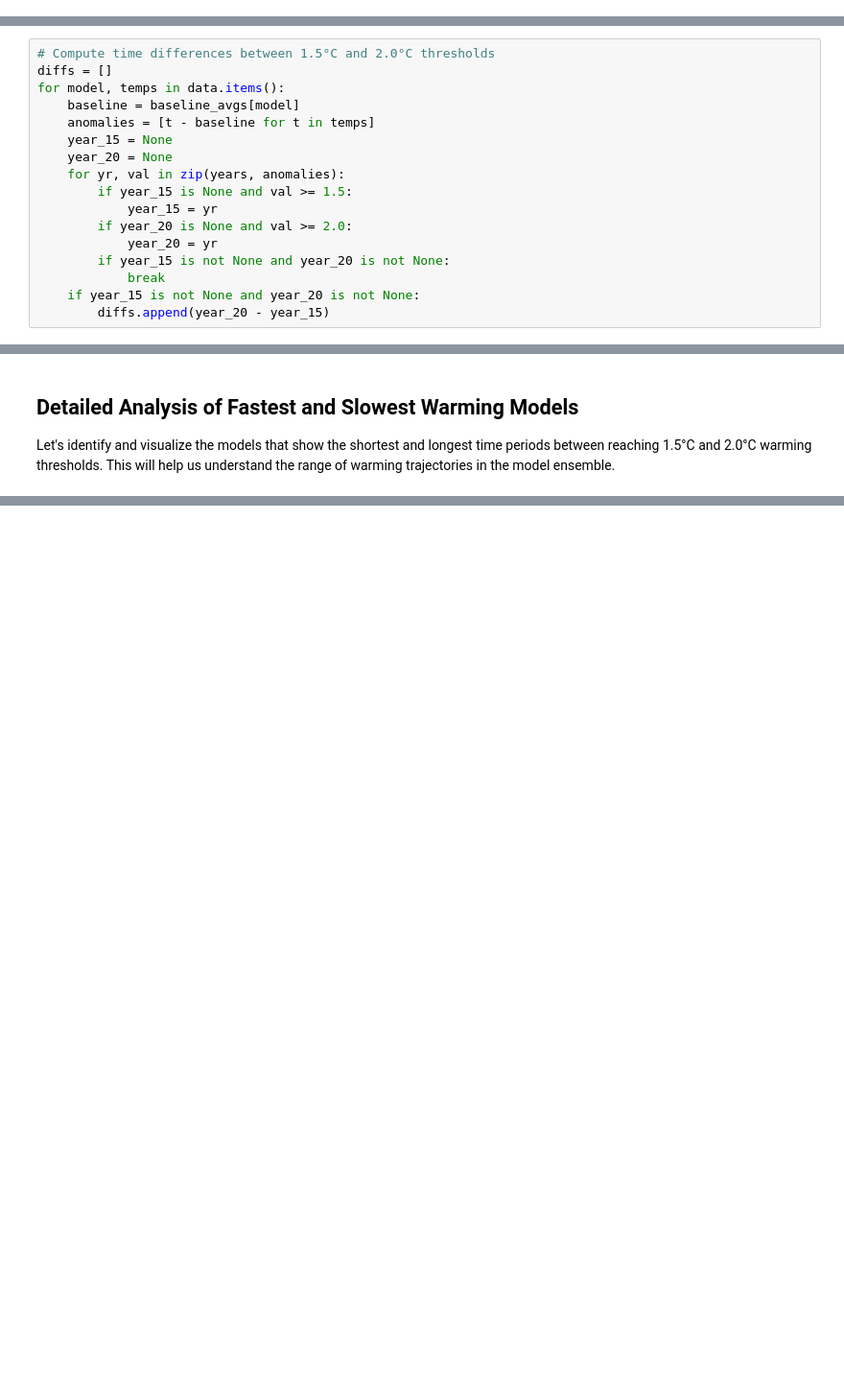
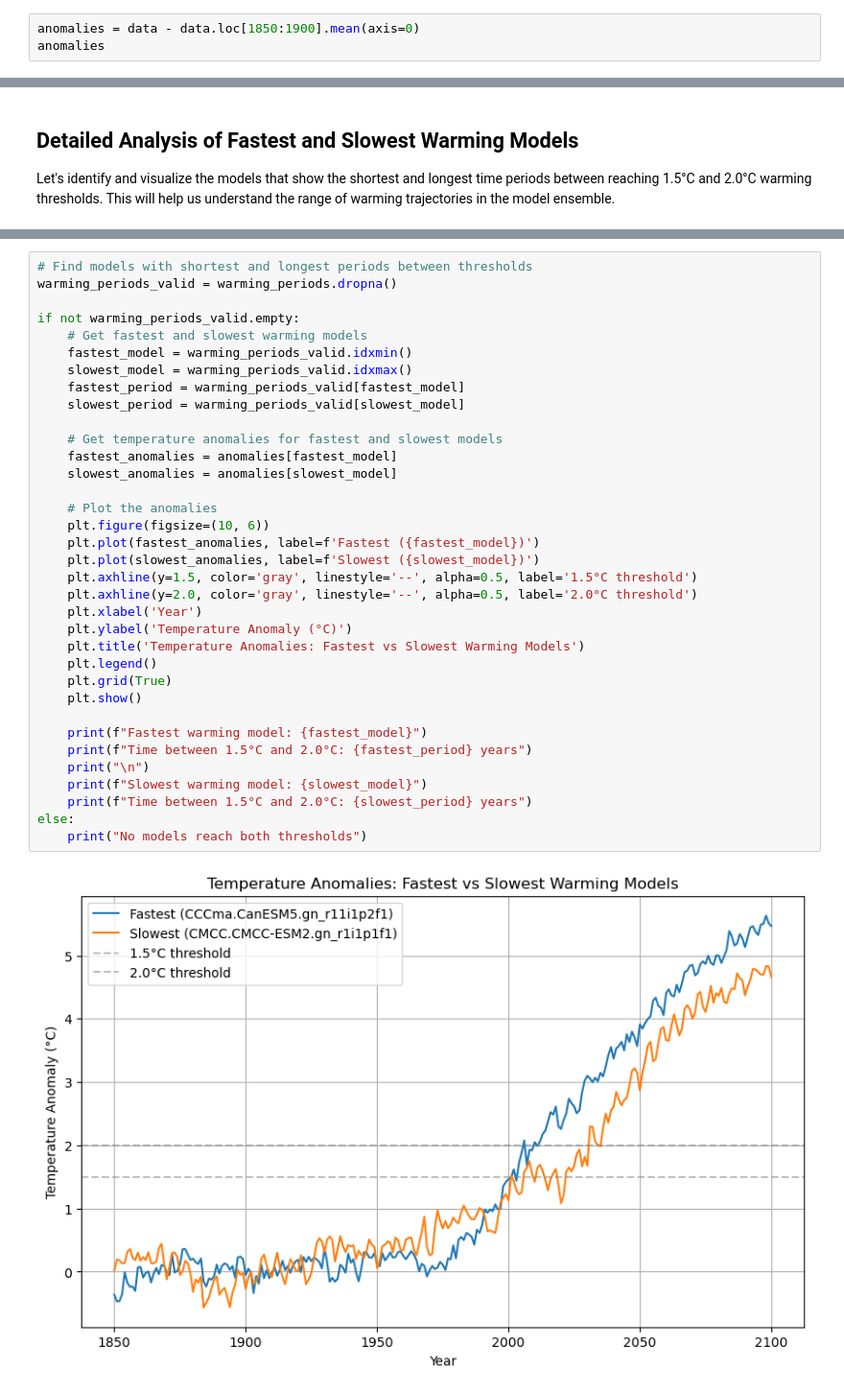
Before and after one commit to aedessler/1.5to2cTime, a Jupyter notebook: anomaly_histogram.ipynb, the cells around one changed output, grey strips where cells are left out. Shown at 96% size. Cells and saved outputs as stored; diff of their text form; blank space fills up the shorter version.

```diff
--- a/anomaly_histogram.ipynb
+++ b/anomaly_histogram.ipynb
@@ -54,0 +44,3 @@ for model, temps in data.items():
+# %%
+anomalies = data - data.loc[1850:1900].mean(axis=0)
+anomalies
@@ -59,20 +65,3 @@ For each model:
 2. Find the year when warming first exceeds 1.5°C
 3. Find the year when warming first exceeds 2.0°C
 4. Calculate the time difference between these thresholds
-# %%
-# Compute time differences between 1.5°C and 2.0°C thresholds
-diffs = []
-for model, temps in data.items():
-    baseline = baseline_avgs[model]
-    anomalies = [t - baseline for t in temps]
-    year_15 = None
-    year_20 = None
-    for yr, val in zip(years, anomalies):
-        if year_15 is None and val >= 1.5:
-            year_15 = yr
-        if year_20 is None and val >= 2.0:
-            year_20 = yr
-        if year_15 is not None and year_20 is not None:
-            break
-    if year_15 is not None and year_20 is not None:
-        diffs.append(year_20 - year_15)
@@ -229,0 +138,37 @@ else:
+# %%
+# Find models with shortest and longest periods between thresholds
+warming_periods_valid = warming_periods.dropna()
+
+if not warming_periods_valid.empty:
+    # Get fastest and slowest warming models
+    fastest_model = warming_periods_valid.idxmin()
+    slowest_model = warming_periods_valid.idxmax()
+    fastest_period = warming_periods_valid[fastest_model]
+    slowest_period = warming_periods_valid[slowest_model]
+
+    # Get temperature anomalies for fastest and slowest models
+    fastest_anomalies = anomalies[fastest_model]
+    slowest_anomalies = anomalies[slowest_model]
+
+    # Plot the anomalies
+    plt.figure(figsize=(10, 6))
+    plt.plot(fastest_anomalies, label=f'Fastest ({fastest_model})')
+    plt.plot(slowest_anomalies, label=f'Slowest ({slowest_model})')
+    plt.axhline(y=1.5, color='gray', linestyle='--', alpha=0.5, label='1.5°C threshold')
+    plt.axhline(y=2.0, color='gray', linestyle='--', alpha=0.5, label='2.0°C threshold')
+    plt.xlabel('Year')
+    plt.ylabel('Temperature Anomaly (°C)')
+    plt.title('Temperature Anomalies: Fastest vs Slowest Warming Models')
+    plt.legend()
+    plt.grid(True)
+    plt.show()
+
+    print(f"Fastest warming model: {fastest_model}")
+    print(f"Time between 1.5°C and 2.0°C: {fastest_period} years")
+    print("\n")
+    print(f"Slowest warming model: {slowest_model}")
+    print(f"Time between 1.5°C and 2.0°C: {slowest_period} years")
+else:
+    print("No models reach both thresholds")
+# %% [output]
+[figure, added]
```
Also changed, not shown: parts of 13 cells of this notebook.
